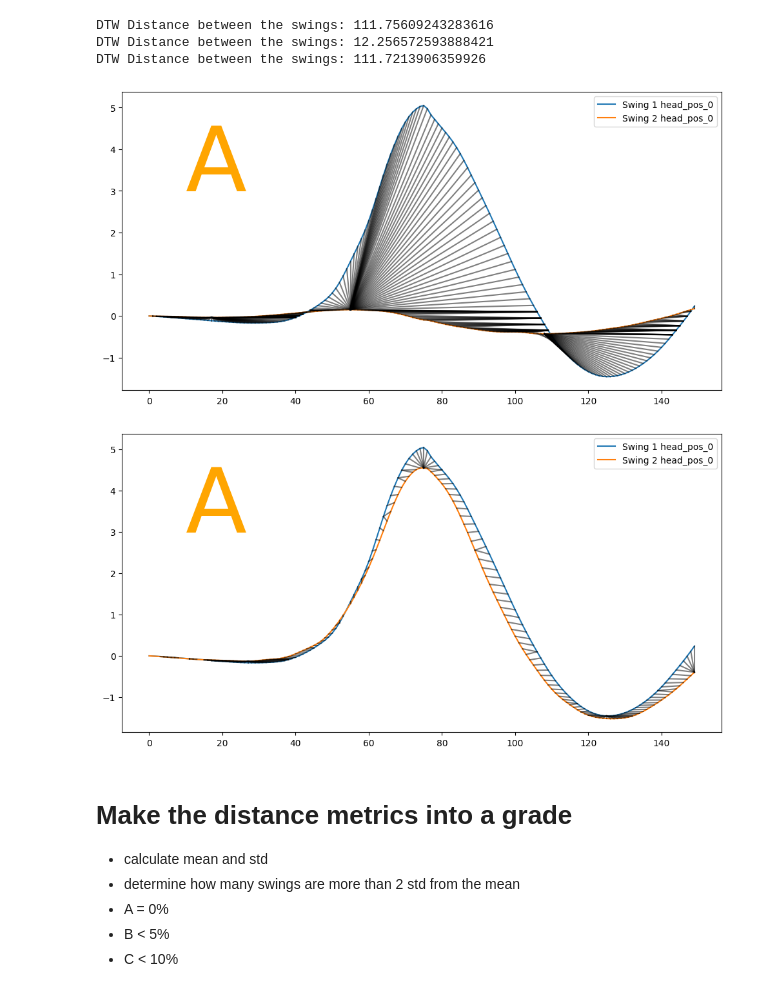
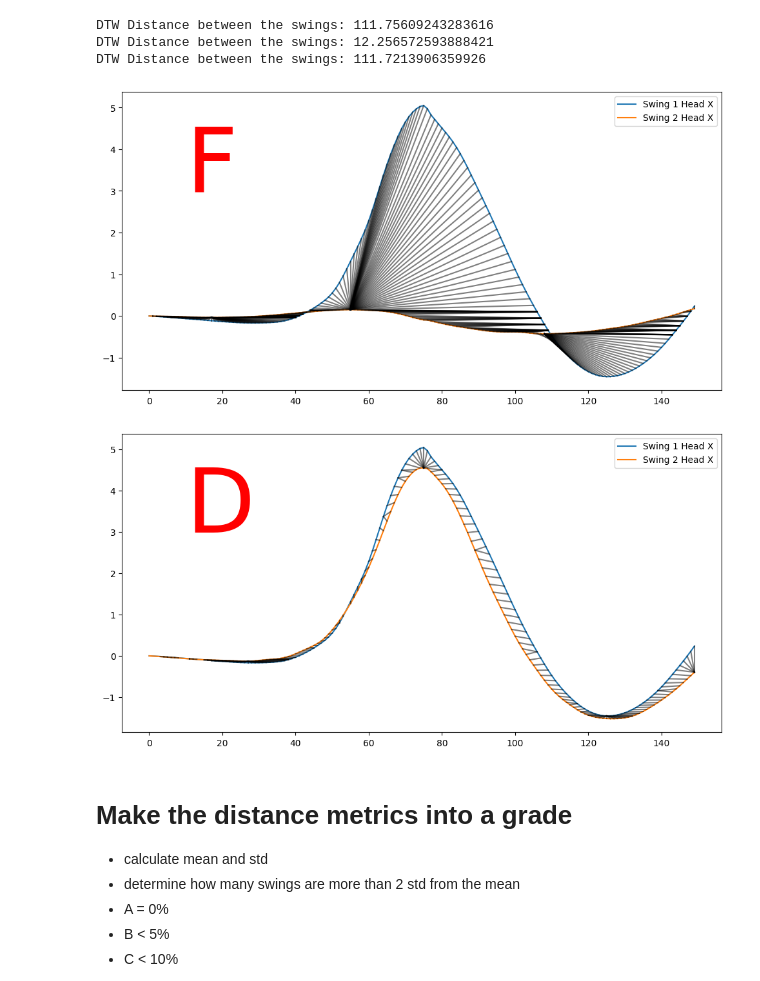
Before and after one commit to woodmc10/wisd_2024, a Jupyter notebook: martha_notes/similarity.ipynb, the cells around one changed output. Drawn from its saved outputs; the diff is of its cells as text; code cells hidden in the pictures.

Commit message:
swing similarity measure

```diff
--- a/martha_notes/similarity.ipynb
+++ b/martha_notes/similarity.ipynb
@@ -117,28 +117,28 @@ DTW Distance between the swings: 111.75609243283616
 DTW Distance between the swings: 12.256572593888421
 DTW Distance between the swings: 111.7213906359926
 # %%
-def vis_distance(df_1, df_2, pos):
+def vis_distance(df_1, df_2, pos, grade):
     seq1 = df_1[pos].values
     seq2 = df_2[pos].values
     alignment_path = dtw.warping_path(seq1, seq2)
 
     plt.figure(figsize=(12, 6))
-    plt.plot(seq1, label=f'Swing 1 {pos}')
-    plt.plot(seq2, label=f'Swing 2 {pos}')
+    plt.plot(seq1, label=f'Swing 1 {convert_column_name(pos)}')
+    plt.plot(seq2, label=f'Swing 2 {convert_column_name(pos)}')
     for (i, j) in alignment_path:
         plt.plot([i, j], [seq1[i], seq2[j]], 'k-', alpha=0.5)
-    plt.text(10, 3, "A", fontsize=100, color='orange')
+    plt.text(10, 3, grade, fontsize=100, color=color_letter(grade))
 
     plt.legend()
     plt.show()
 # %%
-vis_distance(normalized_path_1, normalized_path_2, 'head_pos_0')
+vis_distance(normalized_path_1, normalized_path_2, 'head_pos_0', 'F')
 # %% [output]
-[figure, old version]
+[figure, new version]
 # %%
-vis_distance(normalized_path_1, normalized_path_3, 'head_pos_0')
+vis_distance(normalized_path_1, normalized_path_3, 'head_pos_0', 'D')
 # %% [output]
-[figure, old version]
+[figure, new version]
 # %% [markdown]
 # Make the distance metrics into a grade
 - calculate mean and std
```
Also changed, not shown: parts of 10 cells of this notebook, 1 other file.
